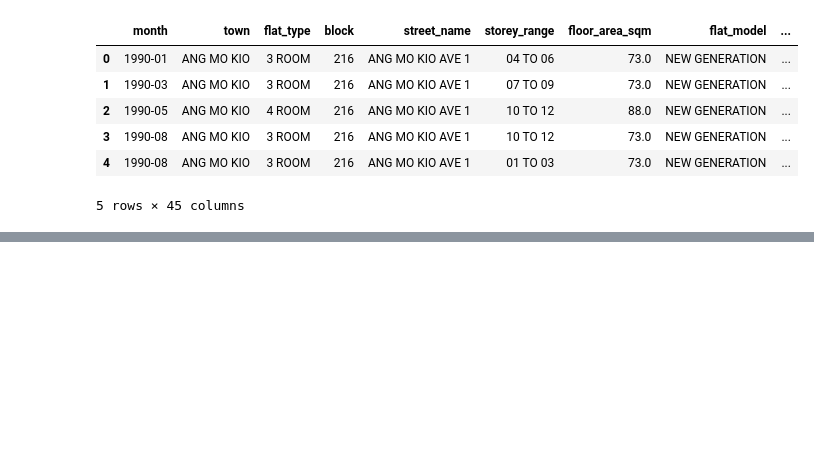
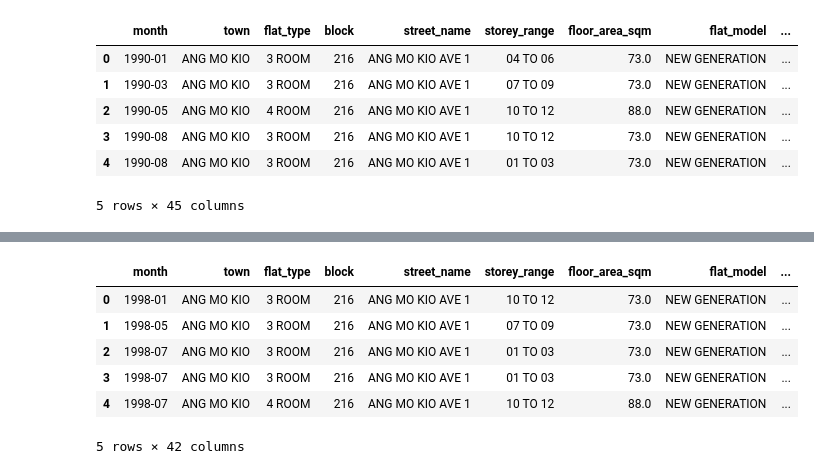
Before and after one commit to Yang990121/Data-Engine, a Jupyter notebook: ETL/02_Data_Processing/02C_Feature_Engineering.ipynb, the cells around one changed output, grey strips where cells are left out. Drawn from its saved outputs; the diff is of its cells as text; code cells hidden in the pictures; blank space fills up the shorter version.

Commit message:
Normalized resale price

```diff
--- a/ETL/02_Data_Processing/02C_Feature_Engineering.ipynb
+++ b/ETL/02_Data_Processing/02C_Feature_Engineering.ipynb
@@ -119,3 +149,7 @@ merged_df.head()
+# %%
+merged_df['year']=merged_df['year'].astype(int)
+filtered_df = merged_df[(merged_df['year'] >= 1998)]
+filtered_df = filtered_df[(merged_df['year'] == 2023) & (merged_df['quarter'] != 4) | (merged_df['year'] < 2023)]
 # %% [markdown]
 ## Process story_range
 # %%
@@ -321,0 +325,28 @@ merged_df.head()
+# %%
+resale_index=pd.read_csv("../01_Data_Collection/01A_External_Data/QSGR628BIS.csv")
+resale_index['DATE'] = pd.to_datetime(resale_index['DATE'])
+
+# Extract year and month into separate columns
+resale_index['year'] = resale_index['DATE'].dt.year
+resale_index['month'] = resale_index['DATE'].dt.month
+
+
+# Define a function to map month values to quarter values
+def month_to_quarter(month):
+    if month == 1:
+        return 1
+    elif month == 4:
+        return 2
+    elif month == 7:
+        return 3
+    else:
+        return 4
+
+#Apply the function to create the 'quarter' column
+resale_index['quarter'] = resale_index['month'].apply(month_to_quarter)
+resale_index['resale_index']=resale_index['QSGR628BIS'].astype(float)
+
+resale_index_current = resale_index[(resale_index['year'] == 2023) & (resale_index['quarter'] == 4)]['resale_index'].iloc[0]
+resale_index['inflation'] = ((resale_index_current - resale_index['resale_index'])/resale_index['resale_index']) + 1
+
+resale_index.head()
@@ -321,0 +360,17 @@ merged_df.head()
+# %%
+filtered_df.dtypes
+filtered_df['quarter']=filtered_df['quarter'].astype(int)
+filtered_df.head()
+
+filtered_df = pd.merge(filtered_df, resale_index[['year', 'quarter', 'inflation']], on=['year', 'quarter'], how='left')
+filtered_df['normalized_resale_price']=filtered_df['inflation'] * filtered_df['resale_price']
+
+filtered_df.head()
+# %% [output]
+|  | month | town | flat_type | block | street_name | storey_range | floor_area_sqm | flat_model | ... |
+| 0 | 1998-01 | ANG MO KIO | 3 ROOM | 216 | ANG MO KIO AVE 1 | 10 TO 12 | 73.0 | NEW GENERATION | ... |
+| 1 | 1998-05 | ANG MO KIO | 3 ROOM | 216 | ANG MO KIO AVE 1 | 07 TO 09 | 73.0 | NEW GENERATION | ... |
+| 2 | 1998-07 | ANG MO KIO | 3 ROOM | 216 | ANG MO KIO AVE 1 | 01 TO 03 | 73.0 | NEW GENERATION | ... |
+| 3 | 1998-07 | ANG MO KIO | 3 ROOM | 216 | ANG MO KIO AVE 1 | 01 TO 03 | 73.0 | NEW GENERATION | ... |
+| 4 | 1998-07 | ANG MO KIO | 4 ROOM | 216 | ANG MO KIO AVE 1 | 10 TO 12 | 88.0 | NEW GENERATION | ... |
+5 rows × 42 columns
```
Also changed, not shown: parts of 9 cells of this notebook.
